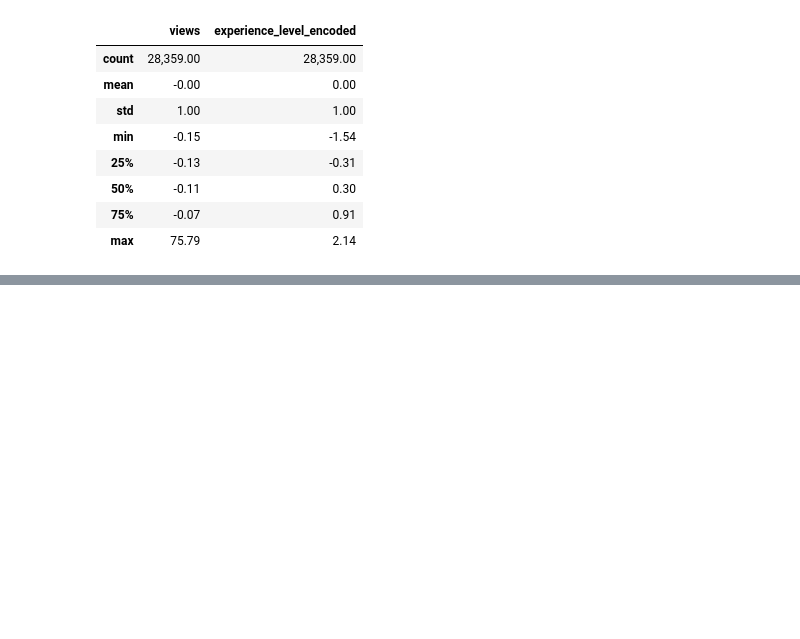
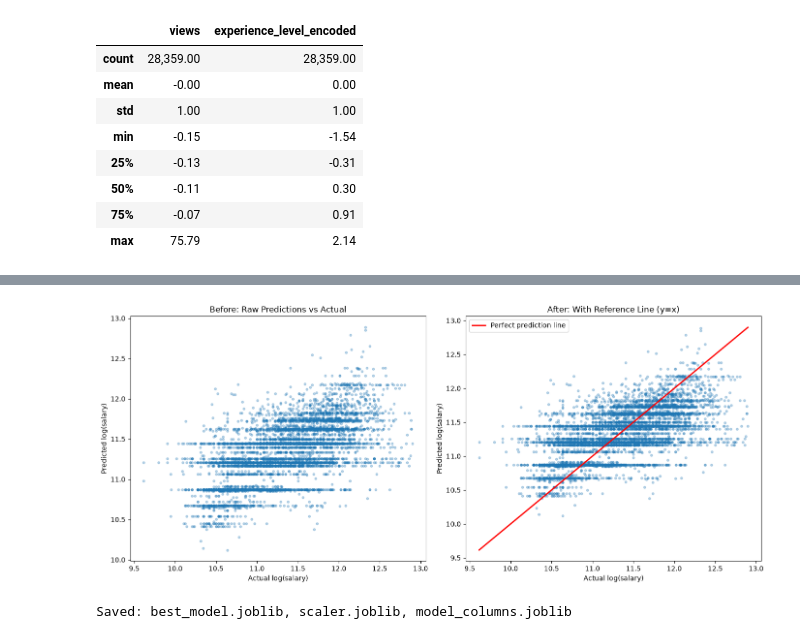
Before and after one commit to elise-Iss15/linear-regression-model, a Jupyter notebook: summative/linear_regression/multivariate.ipynb, the cells around one changed output, grey strips where cells are left out. Cells and saved outputs as stored; diff of their text form; code cells hidden in the pictures; blank space fills up the shorter version.

```diff
--- a/summative/linear_regression/multivariate.ipynb
+++ b/summative/linear_regression/multivariate.ipynb
@@ -466,0 +538,38 @@ Scaled training numeric columns preview:
+# %%
+# finding the best Model
+best_model = models['DecisionTreeRegressor']
+test_pred = best_model.predict(X_test_scaled)
+
+fig, axes = plt.subplots(1, 2, figsize=(14, 6))
+
+# "Before" — raw scatter of actual vs predicted, no reference line
+axes[0].scatter(y_test, test_pred, alpha=0.3, s=10)
+axes[0].set_xlabel('Actual log(salary)')
+axes[0].set_ylabel('Predicted log(salary)')
+axes[0].set_title('Before: Raw Predictions vs Actual')
+
+# "After" — same scatter, with the perfect-prediction line overlaid
+axes[1].scatter(y_test, test_pred, alpha=0.3, s=10)
+min_val, max_val = y_test.min(), y_test.max()
+axes[1].plot([min_val, max_val], [min_val, max_val], color='red', linewidth=2, label='Perfect prediction line')
+axes[1].set_xlabel('Actual log(salary)')
+axes[1].set_ylabel('Predicted log(salary)')
+axes[1].set_title('After: With Reference Line (y=x)')
+axes[1].legend()
+
+plt.tight_layout()
+plt.savefig('summative/linear_regression/scatter_fit_line.png', dpi=100)
+plt.show()
+# %% [output]
+[figure, added]
+# %%
+import joblib
+
+joblib.dump(best_model, 'summative/linear_regression/best_model.joblib')
+joblib.dump(scaler, 'summative/linear_regression/scaler.joblib')
+
+joblib.dump(X_train.columns.tolist(), 'summative/linear_regression/model_columns.joblib')
+
+print("Saved: best_model.joblib, scaler.joblib, model_columns.joblib")
+# %% [output]
+Saved: best_model.joblib, scaler.joblib, model_columns.joblib
```
Also changed, not shown: parts of 2 cells of this notebook, 5 other files.
